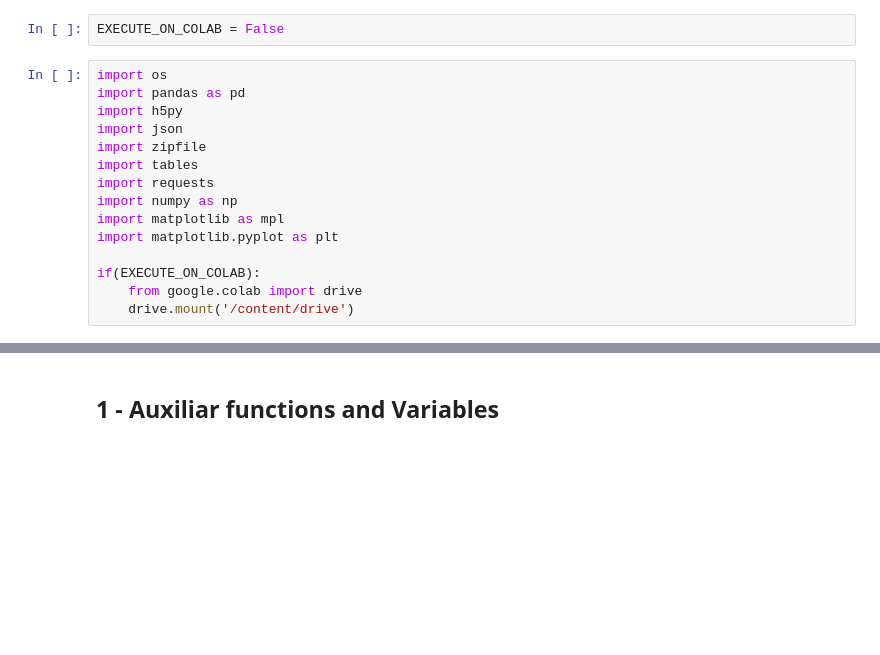
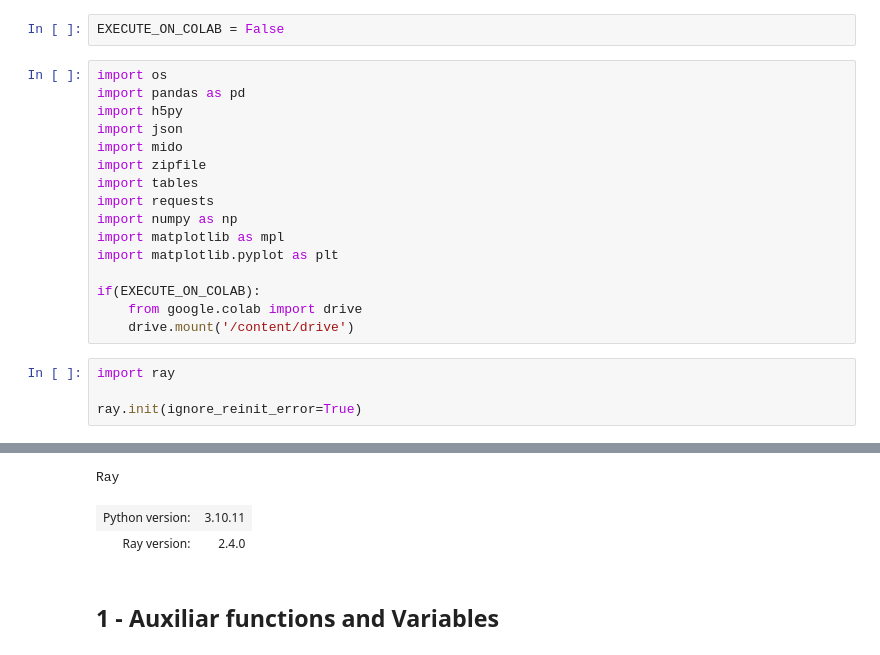
Before and after one commit to Xornotor/VocalAssignment-SSCS, a Jupyter notebook: SSCS_to_MIDI.ipynb, the cells around one changed output, grey strips where cells are left out. Saved outputs shown, nothing was run; the diff lists cells and outputs as text; blank space fills up the shorter version.

```diff
--- a/SSCS_to_MIDI.ipynb
+++ b/SSCS_to_MIDI.ipynb
@@ -11,6 +11,7 @@ import os
 import pandas as pd
 import h5py
 import json
+import mido
 import zipfile
 import tables
 import requests
@@ -21,3 +22,8 @@ import matplotlib.pyplot as plt
 if(EXECUTE_ON_COLAB):
     from google.colab import drive
     drive.mount('/content/drive')
+# %%
+import ray
+
+ray.init(ignore_reinit_error=True)
+# %% [output]
@@ -24,3 +31,6 @@ if(EXECUTE_ON_COLAB):
+Ray
+| Python version: | 3.10.11 |
+| Ray version: | 2.4.0 |
 # %% [markdown]
 ## 1 - Auxiliar functions and Variables
 # %% [markdown]
```
Also changed, not shown: parts of 17 cells of this notebook.
